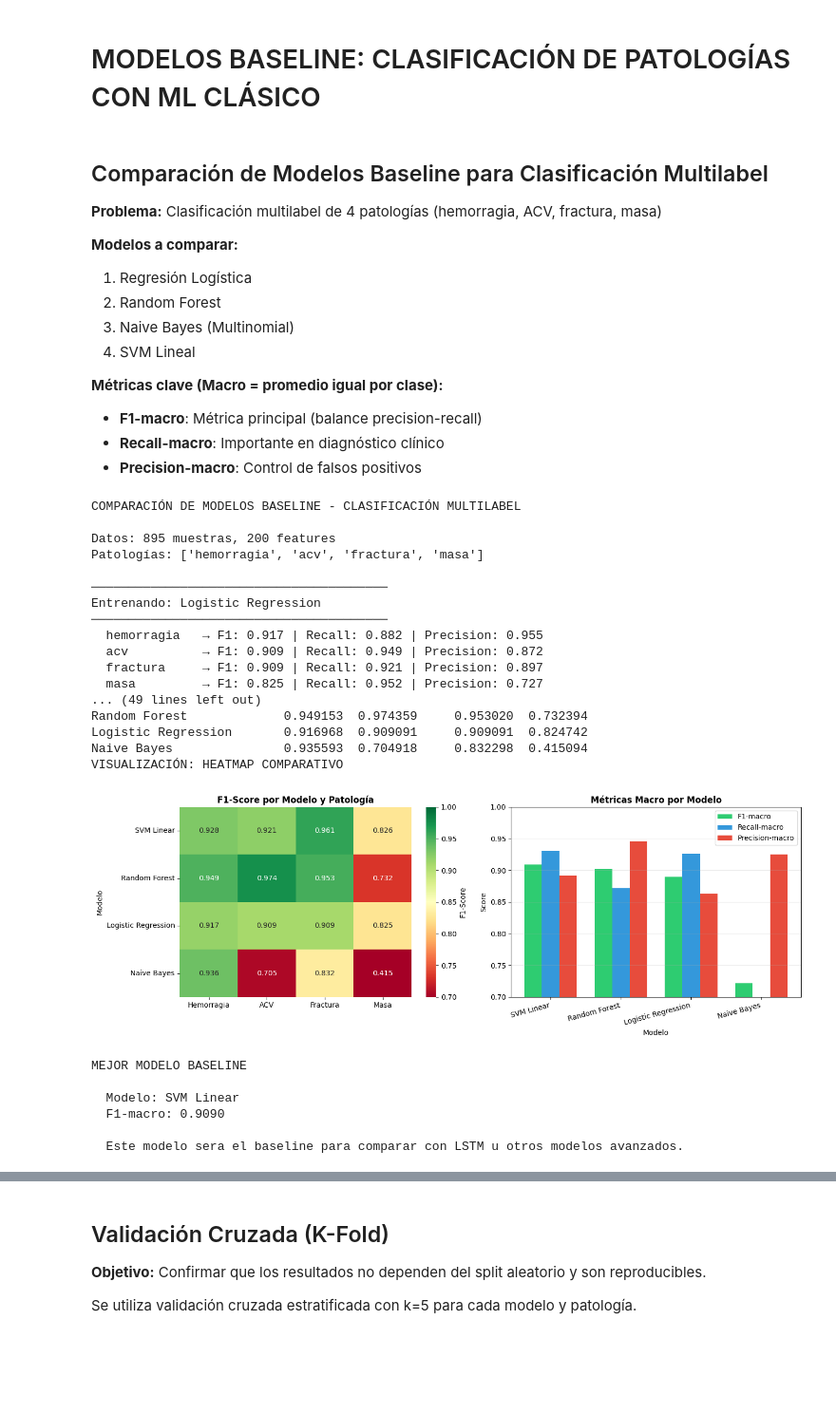
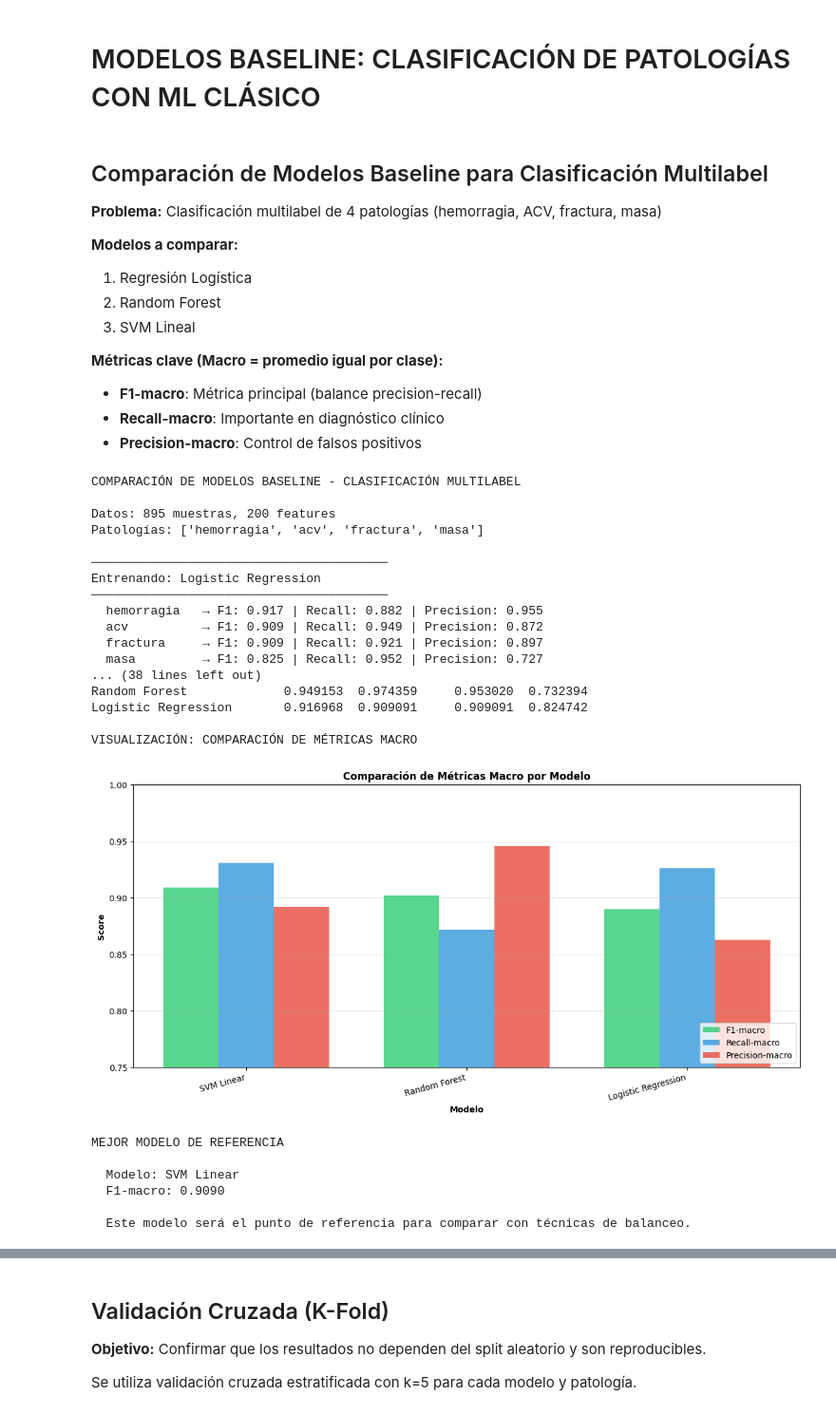
Before and after one commit to isabelaocampos/PDG-Diagnostico-Clinico, a Jupyter notebook: notebooks/2_Modelos_Tradicionales.ipynb, the cells around one changed output, grey strips where cells are left out. Shown at 95% size. Drawn from its saved outputs; the diff is of its cells as text; code cells hidden in the pictures; blank space fills up the shorter version.

Commit message:
Refactor: Add notebooks with corrections, delete worst model and orgnize graphs

```diff
--- a/notebooks/2_Modelos_Tradicionales.ipynb
+++ b/notebooks/2_Modelos_Tradicionales.ipynb
@@ -39,8 +38,7 @@ warnings.filterwarnings('ignore')
 **Modelos a comparar:**
 1. Regresión Logística
 2. Random Forest
-3. Naive Bayes (Multinomial)
-4. SVM Lineal
+3. SVM Lineal
 
 **Métricas clave (Macro = promedio igual por clase):**
 - **F1-macro**: Métrica principal (balance precision-recall)
@@ -48,7 +46,7 @@ warnings.filterwarnings('ignore')
 - **Precision-macro**: Control de falsos positivos
 # %%
 # =============================================================================
-# COMPARACIÓN DE 4 MODELOS BASELINE PARA CLASIFICACIÓN MULTILABEL
+# COMPARACIÓN DE 3 MODELOS BASELINE PARA CLASIFICACIÓN MULTILABEL
 # =============================================================================
 
 print("COMPARACIÓN DE MODELOS BASELINE - CLASIFICACIÓN MULTILABEL")
@@ -73,7 +71,6 @@ print(f"Patologías: {patologias}")
 modelos_config = {
     'Logistic Regression': LogisticRegression(max_iter=1000, class_weight='balanced', random_state=42),
     'Random Forest': RandomForestClassifier(n_estimators=100, class_weight='balanced', random_state=42),
-    'Naive Bayes': MultinomialNB(alpha=1.0),
     'SVM Linear': LinearSVC(class_weight='balanced', max_iter=1000, random_state=42)
 }
 
@@ -147,73 +144,63 @@ print(df_resultados[['F1_macro', 'Recall_macro', 'Precision_macro']].to_string()
 print("\nF1-SCORE POR PATOLOGIA:")
 print(df_resultados[['F1_hemorragia', 'F1_acv', 'F1_fractura', 'F1_masa']].to_string())
 
-# 5. VISUALIZACIÓN SIMPLIFICADA: HEATMAP
-print("VISUALIZACIÓN: HEATMAP COMPARATIVO")
+# 5. VISUALIZACIÓN: COMPARACIÓN DE MÉTRICAS MACRO
+print("\nVISUALIZACIÓN: COMPARACIÓN DE MÉTRICAS MACRO")
 
-# Preparar datos para heatmap
-df_heatmap = df_resultados[['F1_hemorragia', 'F1_acv', 'F1_fractura', 'F1_masa']].copy()
-df_heatmap.columns = ['Hemorragia', 'ACV', 'Fractura', 'Masa']
+fig, ax = plt.subplots(figsize=(12, 6))
 
-fig, axes = plt.subplots(1, 2, figsize=(14, 5))
-
-# Heatmap F1 por modelo y patología
-sns.heatmap(df_heatmap, annot=True, fmt='.3f', cmap='RdYlGn',
-            vmin=0.7, vmax=1.0, ax=axes[0], cbar_kws={'label': 'F1-Score'})
-axes[0].set_title('F1-Score por Modelo y Patología', fontweight='bold', fontsize=12)
-axes[0].set_ylabel('Modelo')
-
-# Barras comparativas de métricas macro
 x = np.arange(len(df_resultados))
 width = 0.25
 
-axes[1].bar(x - width, df_resultados['F1_macro'], width, label='F1-macro', color='#2ecc71')
-axes[1].bar(x, df_resultados['Recall_macro'], width, label='Recall-macro', color='#3498db')
-axes[1].bar(x + width, df_resultados['Precision_macro'], width, label='Precision-macro', color='#e74c3c')
+# Barras comparativas de métricas macro
+ax.bar(x - width, df_resultados['F1_macro'], width, label='F1-macro', color='#2ecc71', alpha=0.8)
+ax.bar(x, df_resultados['Recall_macro'], width, label='Recall-macro', color='#3498db', alpha=0.8)
+ax.bar(x + width, df_resultados['Precision_macro'], width, label='Precision-macro', color='#e74c3c', alpha=0.8)
 
-axes[1].set_xlabel('Modelo')
-axes[1].set_ylabel('Score')
-axes[1].set_title('Métricas Macro por Modelo', fontweight='bold', fontsize=12)
-axes[1].set_xticks(x)
-axes[1].set_xticklabels(df_resultados.index, rotation=15, ha='right')
-axes[1].legend()
-axes[1].set_ylim([0.7, 1.0])
-axes[1].grid(axis='y', alpha=0.3)
+ax.set_xlabel('Modelo', fontweight='bold')
+ax.set_ylabel('Score', fontweight='bold')
+ax.set_title('Comparación de Métricas Macro por Modelo', fontweight='bold', fontsize=12)
+ax.set_xticks(x)
+ax.set_xticklabels(df_resultados.index, rotation=15, ha='right')
+ax.legend(loc='lower right')
+ax.set_ylim([0.75, 1.0])
+ax.grid(axis='y', alpha=0.3)
 
 plt.tight_layout()
 plt.show()
 
 # 6. CONCLUSIÓN
-print("MEJOR MODELO BASELINE")
+print("\nMEJOR MODELO DE REFERENCIA")
 mejor_modelo = df_resultados['F1_macro'].idxmax()
 mejor_f1 = df_resultados['F1_macro'].max()
 print(f"\n  Modelo: {mejor_modelo}")
 print(f"  F1-macro: {mejor_f1:.4f}")
-print(f"\n  Este modelo sera el baseline para comparar con LSTM u otros modelos avanzados.")
+print(f"\n  Este modelo será el punto de referencia para comparar con técnicas de balanceo.")
 # %% [output]
 COMPARACIÓN DE MODELOS BASELINE - CLASIFICACIÓN MULTILABEL
 
 Datos: 895 muestras, 200 features
 Patologías: ['hemorragia', 'acv', 'fractura', 'masa']
 
 ────────────────────────────────────────
 Entrenando: Logistic Regression
 ────────────────────────────────────────
   hemorragia   → F1: 0.917 | Recall: 0.882 | Precision: 0.955
   acv          → F1: 0.909 | Recall: 0.949 | Precision: 0.872
   fractura     → F1: 0.909 | Recall: 0.921 | Precision: 0.897
   masa         → F1: 0.825 | Recall: 0.952 | Precision: 0.727
-... (49 lines left out)
+... (38 lines left out)
 Random Forest             0.949153  0.974359     0.953020  0.732394
 Logistic Regression       0.916968  0.909091     0.909091  0.824742
-Naive Bayes               0.935593  0.704918     0.832298  0.415094
-VISUALIZACIÓN: HEATMAP COMPARATIVO
+
+VISUALIZACIÓN: COMPARACIÓN DE MÉTRICAS MACRO
-[figure, old version]
+[figure, new version]
-MEJOR MODELO BASELINE
+MEJOR MODELO DE REFERENCIA
 
   Modelo: SVM Linear
   F1-macro: 0.9090
 
-  Este modelo sera el baseline para comparar con LSTM u otros modelos avanzados.
+  Este modelo será el punto de referencia para comparar con técnicas de balanceo.
 # %% [markdown]
 ### **Análisis de resultados**
 
```
Also changed, not shown: parts of 17 cells of this notebook, 3 other files.
